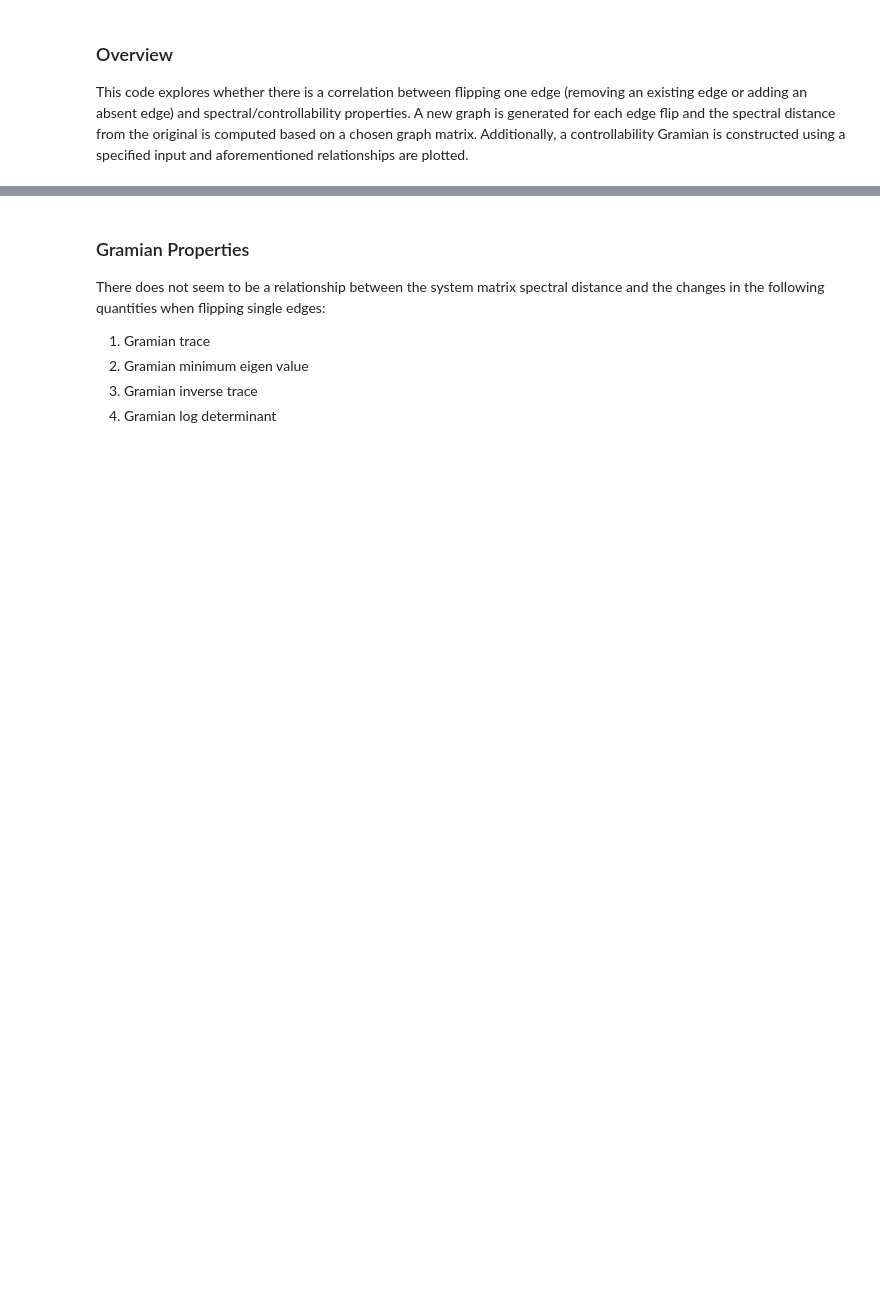
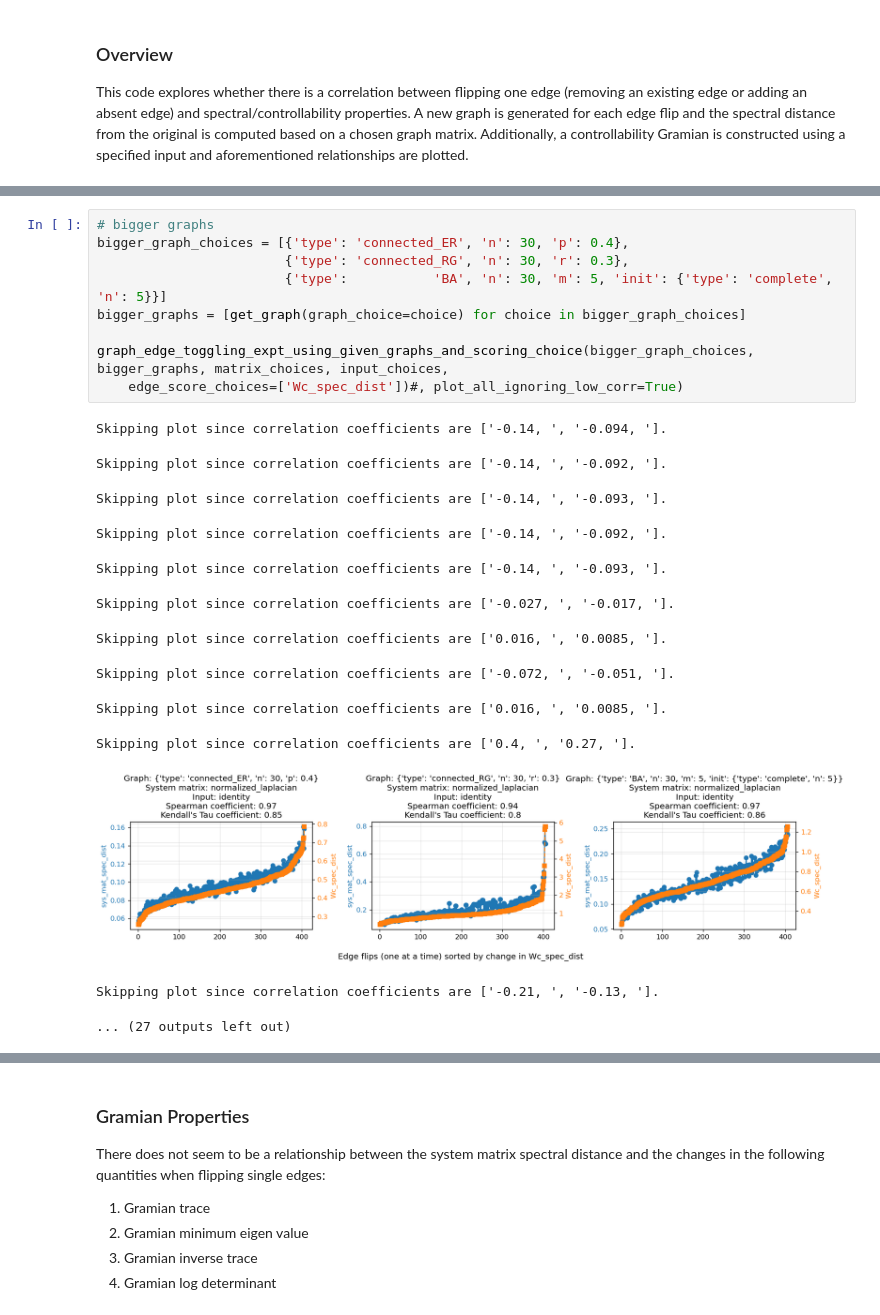
Before and after one commit to cirens-utd/distinguish-control-graphs, a Jupyter notebook: single_graph_edge_expt.ipynb, the cells around one changed output, grey strips where cells are left out. Cells and saved outputs as stored; diff of their text form; blank space fills up the shorter version.

```diff
--- a/single_graph_edge_expt.ipynb
+++ b/single_graph_edge_expt.ipynb
@@ -45,0 +43,23 @@ Skipping disconnected graph obtained by removing edge (5, 16).
+# %%
+# bigger graphs
+bigger_graph_choices = [{'type': 'connected_ER', 'n': 30, 'p': 0.4},
+                        {'type': 'connected_RG', 'n': 30, 'r': 0.3},
+                        {'type':           'BA', 'n': 30, 'm': 5, 'init': {'type': 'complete', 'n': 5}}]
+bigger_graphs = [get_graph(graph_choice=choice) for choice in bigger_graph_choices]
+
+graph_edge_toggling_expt_using_given_graphs_and_scoring_choice(bigger_graph_choices, bigger_graphs, matrix_choices, input_choices,
+    edge_score_choices=['Wc_spec_dist'])#, plot_all_ignoring_low_corr=True)
+# %% [output]
+Skipping plot since correlation coefficients are ['-0.14, ', '-0.094, '].
+Skipping plot since correlation coefficients are ['-0.14, ', '-0.092, '].
+Skipping plot since correlation coefficients are ['-0.14, ', '-0.093, '].
+Skipping plot since correlation coefficients are ['-0.14, ', '-0.092, '].
+Skipping plot since correlation coefficients are ['-0.14, ', '-0.093, '].
+Skipping plot since correlation coefficients are ['-0.027, ', '-0.017, '].
+Skipping plot since correlation coefficients are ['0.016, ', '0.0085, '].
+Skipping plot since correlation coefficients are ['-0.072, ', '-0.051, '].
+Skipping plot since correlation coefficients are ['0.016, ', '0.0085, '].
+Skipping plot since correlation coefficients are ['0.4, ', '0.27, '].
+[figure, added]
+Skipping plot since correlation coefficients are ['-0.21, ', '-0.13, '].
+... (27 outputs left out)
```
Also changed, not shown: parts of 7 cells of this notebook, 4 other files.
